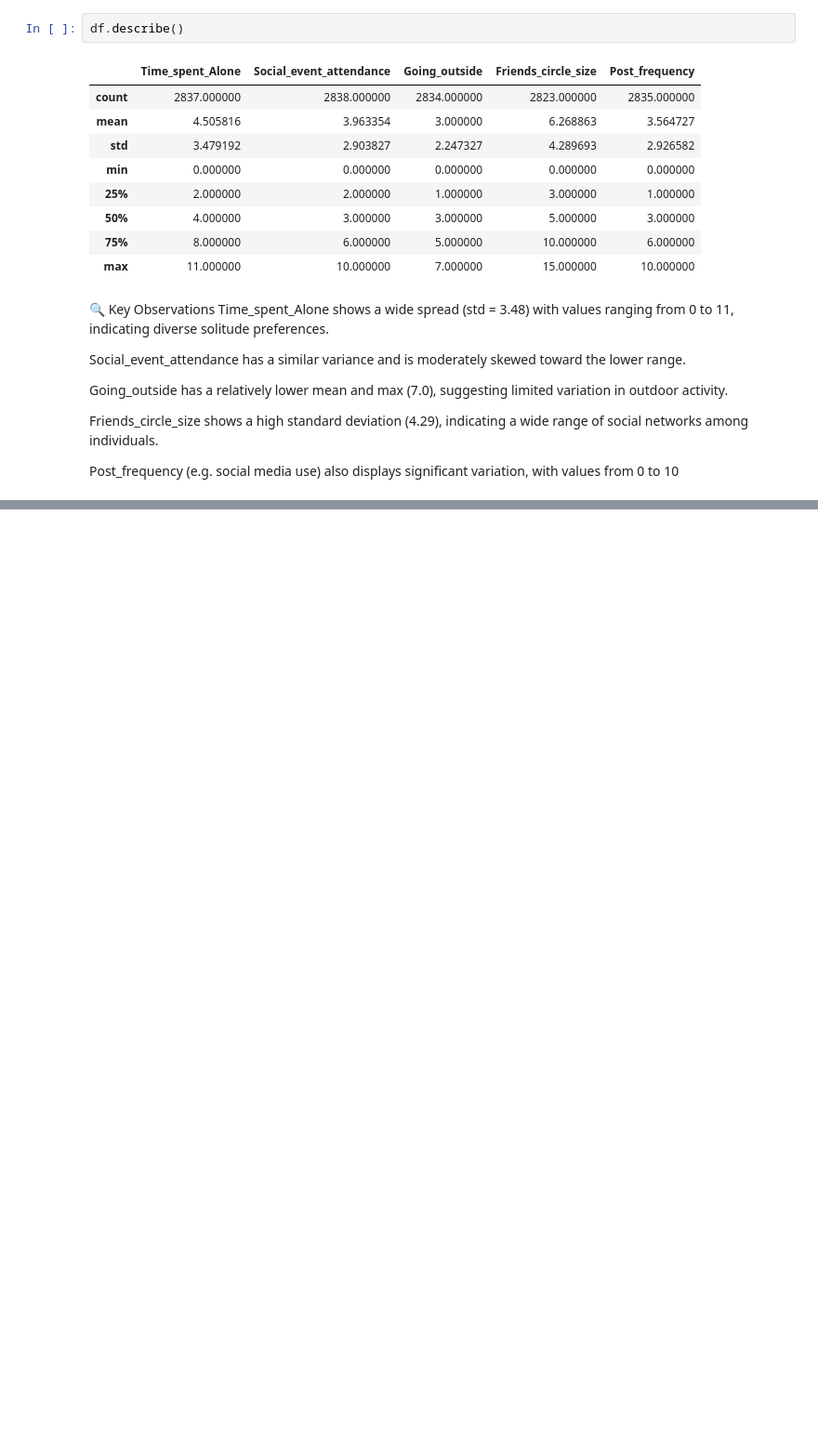
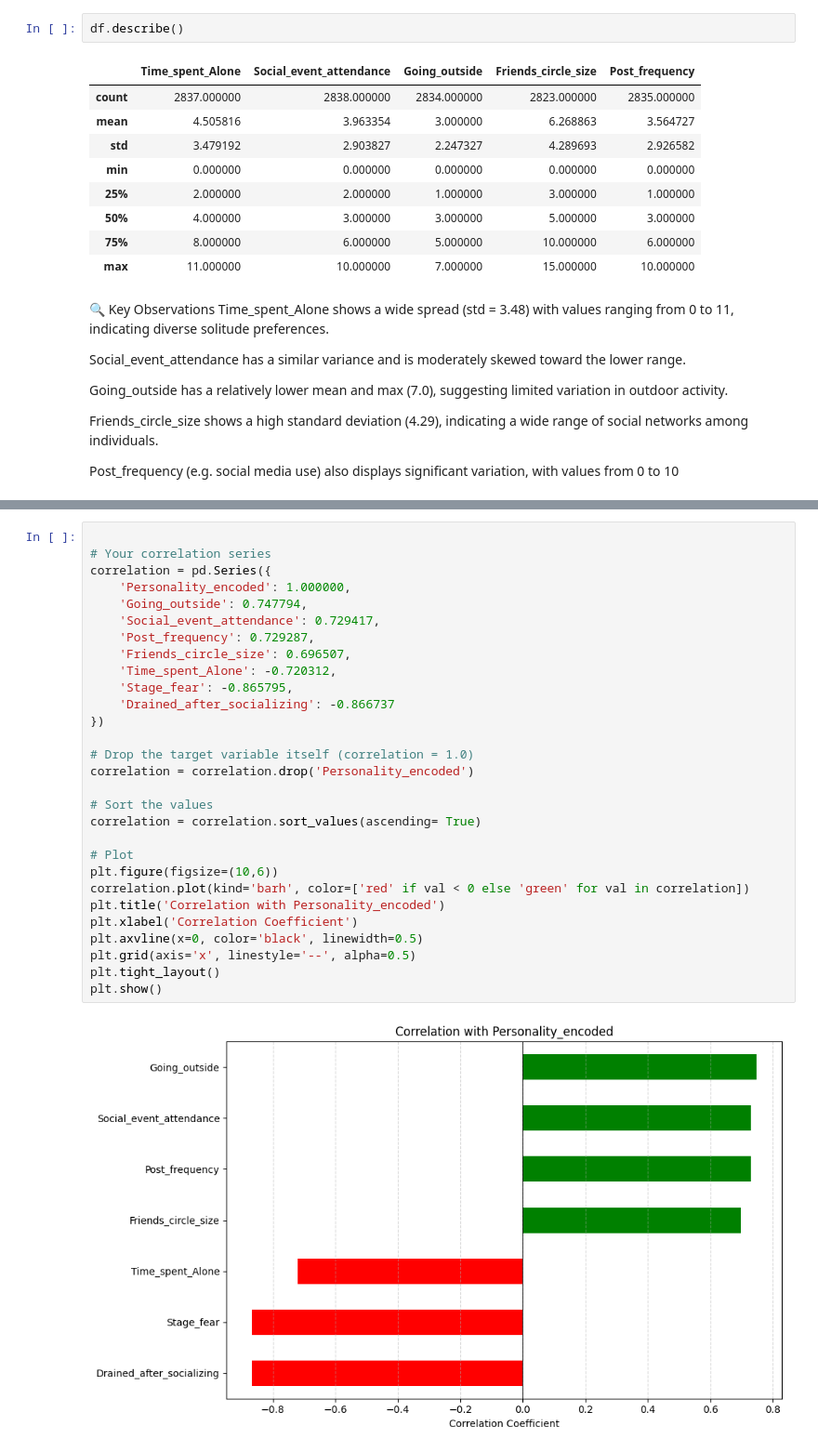
Before and after one commit to amarpoji/inttroversion-extroversion-ml, a Jupyter notebook: notebook/data/EDA_PERSONALITY.ipynb, the cells around one changed output, grey strips where cells are left out. Shown at 93% size. Saved outputs shown, nothing was run; the diff lists cells and outputs as text; blank space fills up the shorter version.

```diff
--- a/notebook/data/EDA_PERSONALITY.ipynb
+++ b/notebook/data/EDA_PERSONALITY.ipynb
@@ -199,0 +330,31 @@ Post_frequency (e.g. social media use) also displays significant variation, with
+# %%
+
+# Your correlation series
+correlation = pd.Series({
+    'Personality_encoded': 1.000000,
+    'Going_outside': 0.747794,
+    'Social_event_attendance': 0.729417,
+    'Post_frequency': 0.729287,
+    'Friends_circle_size': 0.696507,
+    'Time_spent_Alone': -0.720312,
+    'Stage_fear': -0.865795,
+    'Drained_after_socializing': -0.866737
+})
+
+# Drop the target variable itself (correlation = 1.0)
+correlation = correlation.drop('Personality_encoded')
+
+# Sort the values
+correlation = correlation.sort_values(ascending= True)
+
+# Plot
+plt.figure(figsize=(10,6))
+correlation.plot(kind='barh', color=['red' if val < 0 else 'green' for val in correlation])
+plt.title('Correlation with Personality_encoded')
+plt.xlabel('Correlation Coefficient')
+plt.axvline(x=0, color='black', linewidth=0.5)
+plt.grid(axis='x', linestyle='--', alpha=0.5)
+plt.tight_layout()
+plt.show()
+# %% [output]
+[figure, added]
```
Also changed, not shown: parts of 16 cells of this notebook, 5 other files.
